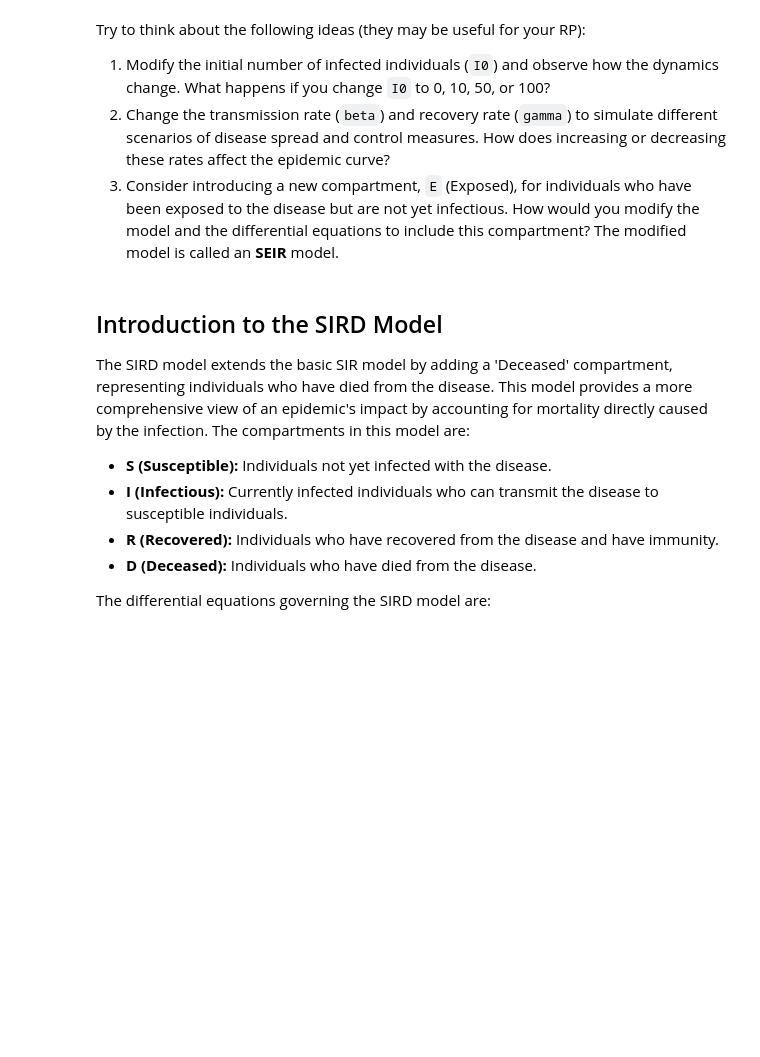
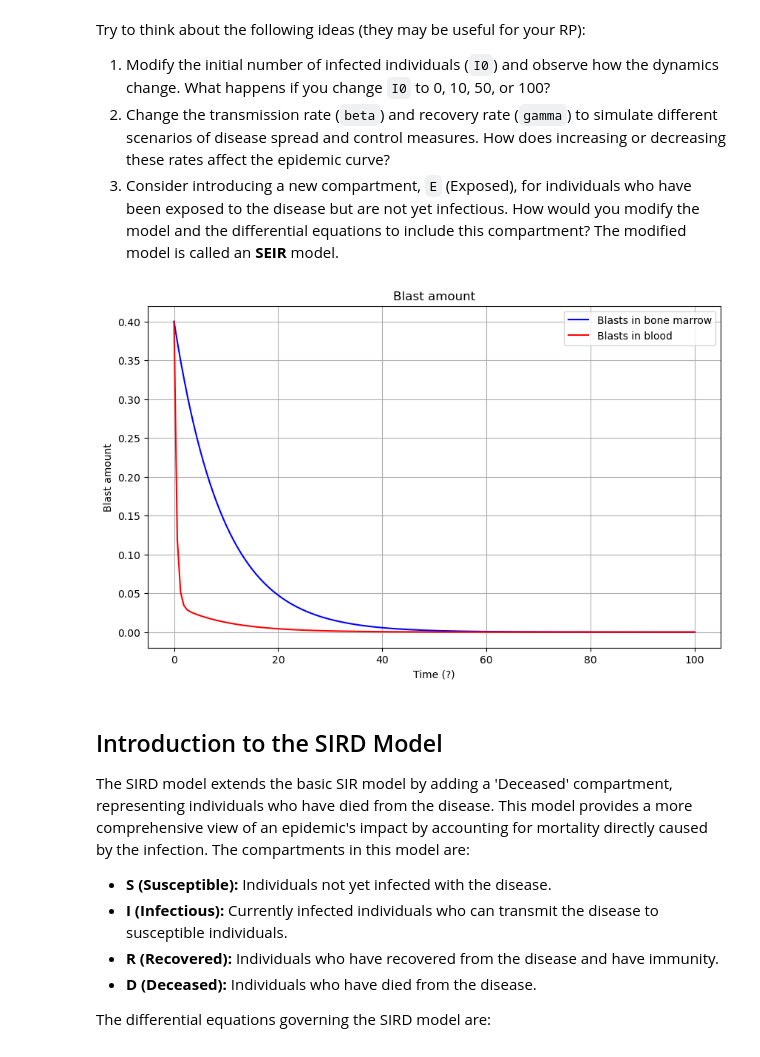
Before and after one commit to humdCoding/Rp4, a Jupyter notebook: Compartment Models RP4.ipynb, the cells around one changed output. Cells and saved outputs as stored; diff of their text form; code cells hidden in the pictures; blank space fills up the shorter version.

```diff
--- a/Compartment Models RP4.ipynb
+++ b/Compartment Models RP4.ipynb
@@ -266,6 +287,45 @@ Try to think about the following ideas (they may be useful for your RP):
 1. Modify the initial number of infected individuals (`I0`) and observe how the dynamics change. What happens if you change `I0` to 0, 10, 50, or 100?
 2. Change the transmission rate (`beta`) and recovery rate (`gamma`) to simulate different scenarios of disease spread and control measures. How does increasing or decreasing these rates affect the epidemic curve?
 3. Consider introducing a new compartment, `E` (Exposed), for individuals who have been exposed to the disease but are not yet infectious. How would you modify the model and the differential equations to include this compartment? The modified model is called an **SEIR** model.
+# %%
+import numpy as np
+from scipy.integrate import odeint
+import matplotlib.pyplot as plt
+slopeWbc = 1.1
+slopeBlast = 1.1
+I = 75*(10**-3)
+Ewbc = slopeWbc*I
+Eblast = slopeBlast*I
+Xwbc =1000
+Xad = 2*(10**-6)
+Xac = 2*(10**-6)
+
+def blast_pop(y,t,Xwbc,Eblast,c1 = 0.1, c2 =0.1,p1 = 0.1,a1 = 0.875, d2 = 2.3):#Blast population model in two compartments
+     Xl1,Xl2 = y
+     klc = 1/(1+c1*Xwbc+c2*Xl2) #the suppressive influence from nuetrophils and blasts in the blood
+     dXl1dt = (2*a1*klc - 1 - Eblast)*Xl1*p1 #change in leukemia cells in bone marrow
+     dXl2dt = 2*(1-a1*klc)*p1*Xl1 - (d2*Xl2) #change in leukemia cells in blood
+     return [dXl1dt, dXl2dt]
+
+#for blast population
+tb = np.linspace(0, 100, 160)
+Xl1 = 0.4
+Xl2 = 0.4
+y0b = Xl1,Xl2
+ret = odeint(blast_pop,y0b,tb, args=(Xwbc,Eblast))
+Xl1,Xl2 = ret.T
+plt.figure(figsize=(10, 6))
+plt.plot(tb, Xl1, 'b', label='Blasts in bone marrow')
+plt.plot(tb, Xl2, 'r', label='Blasts in blood')
+#plt.plot(t, R, 'g', label='Recovered')
+plt.title('Blast amount')
+plt.xlabel('Time (?)')
+plt.ylabel('Blast amount')
+plt.legend()
+plt.grid(True)
+plt.show()
+# %% [output]
+[figure, added]
 # %% [markdown]
 ## Introduction to the SIRD Model
 
```
Also changed, not shown: parts of 1 cell of this notebook.
